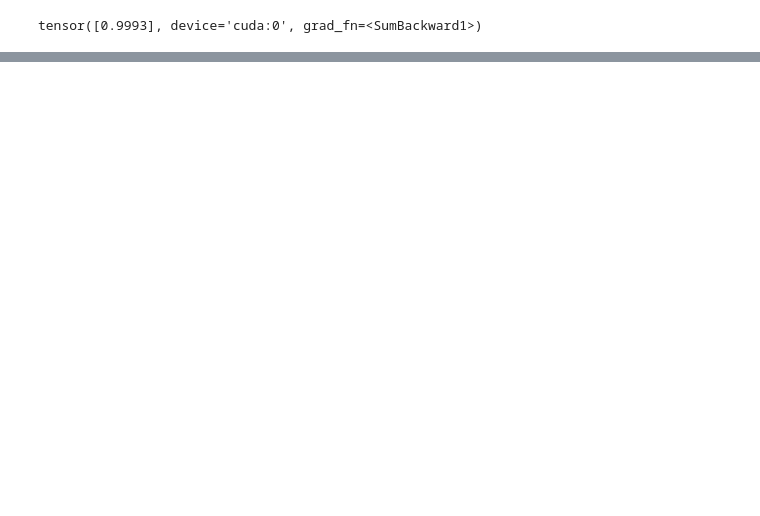
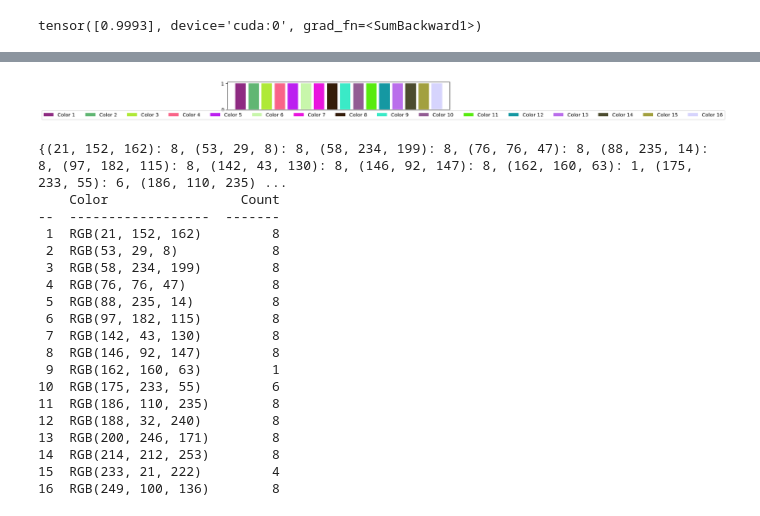
Before and after one commit to AnshShah3009/Pointnet_Pointnet2_pytorch, a Jupyter notebook: trial_nb.ipynb, the cells around one changed output, grey strips where cells are left out. Cells and saved outputs as stored; diff of their text form; code cells hidden in the pictures; blank space fills up the shorter version.

```diff
--- a/trial_nb.ipynb
+++ b/trial_nb.ipynb
@@ -439,0 +596,16 @@ for mask in masks:
+# %%
+# save embeddings in pkl file
+with open('/scratch/ansh/Data_Assoc/Dataset/360_multiple/point_net_emb.pkl', 'wb') as f:
+    pickle.dump((successful_model, point_net_emb), f)
+# %%
+# load embeddings from pkl file
+with open('/scratch/ansh/Data_Assoc/Dataset/360_multiple/point_net_emb.pkl', 'rb') as f:
+    successful_model, point_net_emb = pickle.load(f)
+# %%
+# sort successful_model based on color, also use this sort order to sort point_net_emb
+combined = list(zip(successful_model, point_net_emb))
+combined.sort(key=lambda x: x[0][2])
+sorted_colors = [pair[0] for pair in combined]
+sorted_tensors = [pair[1] for pair in combined]
+print(len(successful_model))
+print(len(point_net_emb))
@@ -439,0 +641,64 @@ for mask in masks:
+# %%
+from tabulate  import tabulate
+colors = set()
+for i, j in enumerate(sorted_colors):
+    colors.add(j[2])
+    color_tracker.add_color(j[2])
+# print(colors)
+
+# Create a legend with color swatches
+legend_labels = ['Color {}'.format(i + 1) for i in range(len(colors))]
+
+# Create a figure and axis
+fig, ax = plt.subplots(figsize=(8, 1))  # Adjust the figsize as needed
+
+# Plot color swatches
+for i, color in enumerate(colors):
+    ax.bar(i, 1, color=[x / 255 for x in color], label=legend_labels[i])
+
+# Remove the x-axis
+ax.set_xticks([])
+ax.set_xlim(-1, len(colors))
+
+# Create the legend
+ax.legend(loc='center', bbox_to_anchor=(0.7, -0.2), ncol=len(colors))
+
+# Show the legend
+plt.show()
+
+colors_and_counts = color_tracker.get_colors()
+print(colors_and_counts)
+
+# Convert the colors and counts into a list of lists for tabulate
+table_data = [[i+1 ,f"RGB{color}", count] for i, (color, count) in enumerate(colors_and_counts.items())]
+
+# Add headers to the table
+headers = ["Color", "Count"]
+
+# Generate and print the table
+table = tabulate(table_data, headers)
+print(table)
+
+# Reset the color tracker
+color_tracker.reset()
+# %% [output]
+[figure, added]
+{(21, 152, 162): 8, (53, 29, 8): 8, (58, 234, 199): 8, (76, 76, 47): 8, (88, 235, 14): 8, (97, 182, 115): 8, (142, 43, 130): 8, (146, 92, 147): 8, (162, 160, 63): 1, (175, 233, 55): 6, (186, 110, 235) ...
+    Color                 Count
+--  ------------------  -------
+ 1  RGB(21, 152, 162)         8
+ 2  RGB(53, 29, 8)            8
+ 3  RGB(58, 234, 199)         8
+ 4  RGB(76, 76, 47)           8
+ 5  RGB(88, 235, 14)          8
+ 6  RGB(97, 182, 115)         8
+ 7  RGB(142, 43, 130)         8
+ 8  RGB(146, 92, 147)         8
+ 9  RGB(162, 160, 63)         1
+10  RGB(175, 233, 55)         6
+11  RGB(186, 110, 235)        8
+12  RGB(188, 32, 240)         8
+13  RGB(200, 246, 171)        8
+14  RGB(214, 212, 253)        8
+15  RGB(233, 21, 222)         4
+16  RGB(249, 100, 136)        8
```
Also changed, not shown: parts of 24 cells of this notebook, 1 other file.
